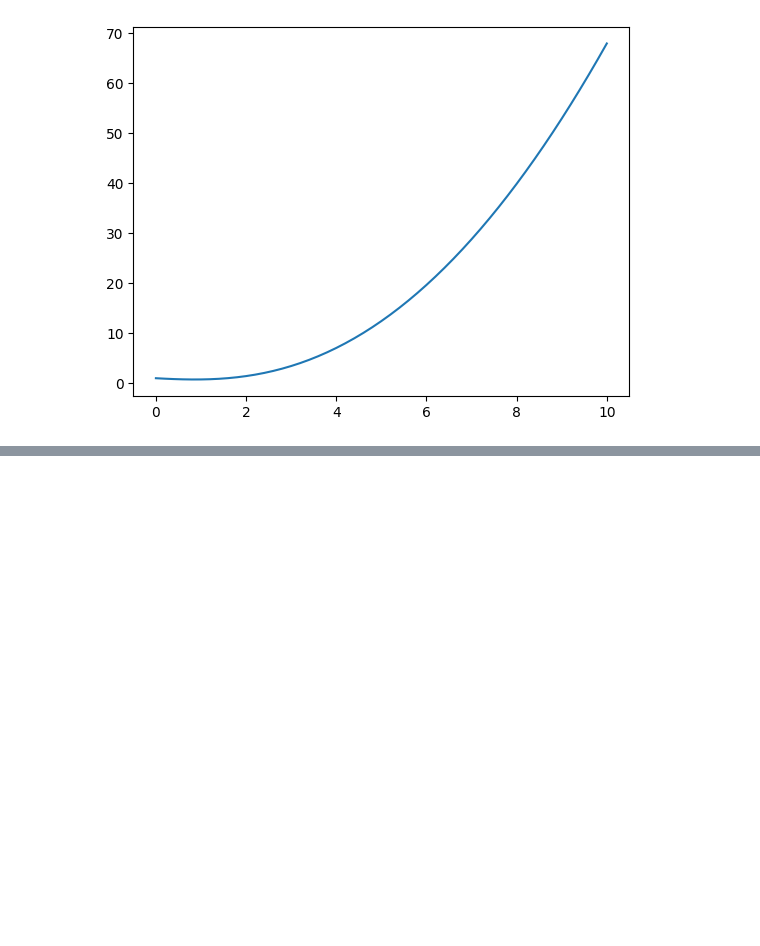
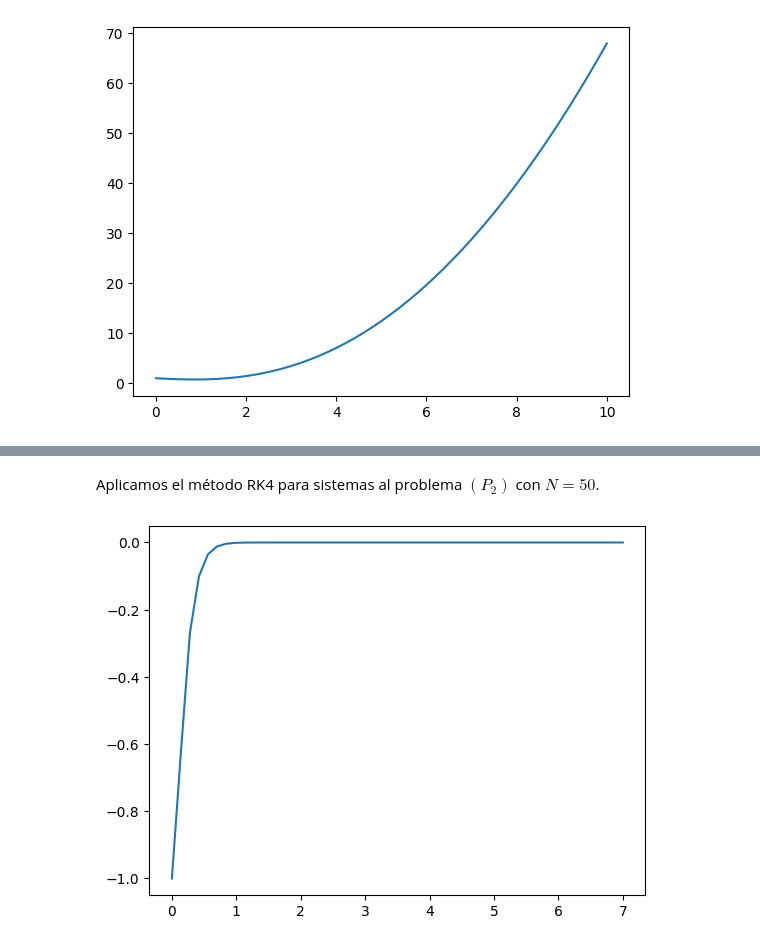
Before and after one commit to DanielSevillano/matematicas-python, a Jupyter notebook: Resolución numérica de problemas de valor inicial.ipynb, the cells around one changed output, grey strips where cells are left out. Saved outputs shown, nothing was run; the diff lists cells and outputs as text; code cells hidden in the pictures; blank space fills up the shorter version.

```diff
--- a/Resolución numérica de problemas de valor inicial.ipynb
+++ b/Resolución numérica de problemas de valor inicial.ipynb
@@ -259,0 +418,25 @@ show()
+# %%
+def rk4_sistema(a, b, f, N, z0):
+    h = (b-a)/N
+    t = zeros(N+1)
+    z = zeros((len(z0), N+1))
+    t[0] = a
+    z[:, 0] = z0
+
+    for k in range(N):
+        t[k+1] = t[k]+h
+        k1 = f(t[k], z[:, k])
+        k2 = f(t[k] + h/2, z[:, k] + h/2 *k1)
+        k3 = f(t[k] + h/2*h, z[:, k] + h/2 *k2)
+        k4 = f(t[k+1], z[:, k] + h*k3)
+        z[:, k+1] = z[:, k] + h/6 *(k1 + 2*k2 + 2*k3 + k4)
+
+    return (t, z)
+# %% [markdown]
+Aplicamos el método RK4 para sistemas al problema $(P_2)$ con $N = 50$.
+# %%
+(t, z) = rk4_sistema(0, 7, g, 50, array([-1, -10]))
+plot(t, z[0])
+show()
+# %% [output]
+[figure, added]
```
Also changed, not shown: parts of 29 cells of this notebook, 1 other file.
